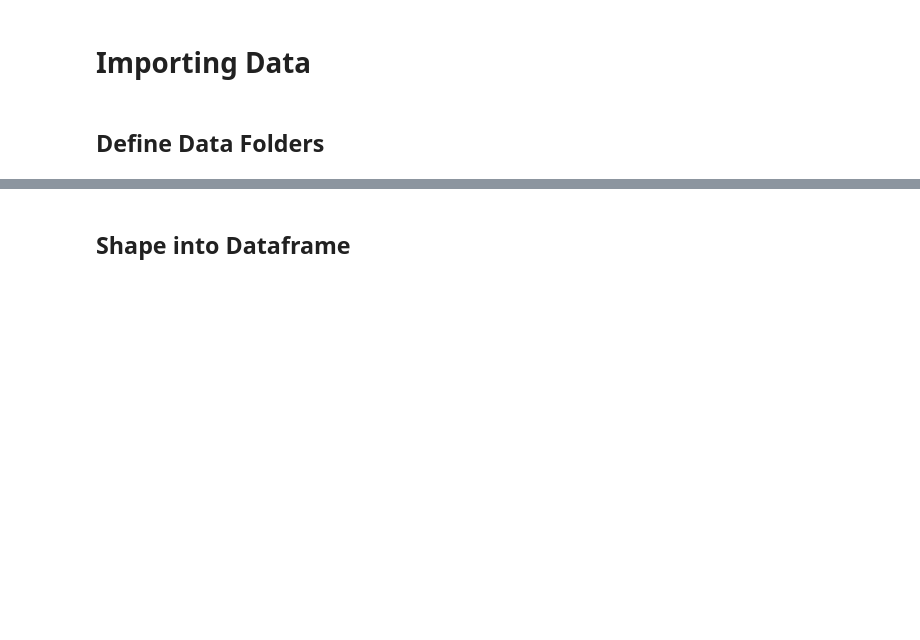
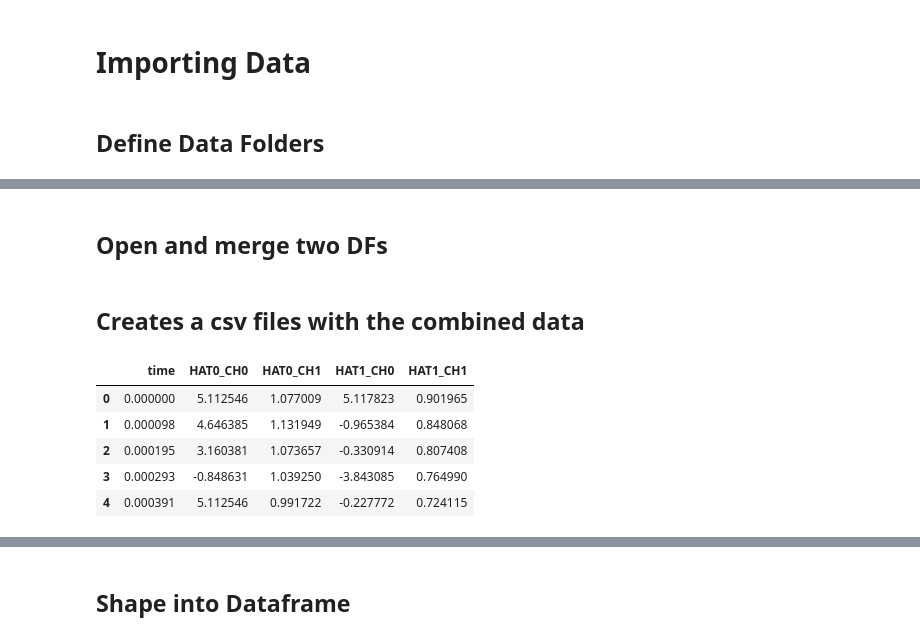
Before and after one commit to josmarcristello/Field-Test-Ferrier-2023, a Jupyter notebook: data processing/read_PI_data.ipynb, the cells around one changed output, grey strips where cells are left out. Saved outputs shown, nothing was run; the diff lists cells and outputs as text; code cells hidden in the pictures; blank space fills up the shorter version.

```diff
--- a/data processing/read_PI_data.ipynb
+++ b/data processing/read_PI_data.ipynb
@@ -29,0 +48,2 @@ time_values = data_frame['relative_time']
+# %% [markdown]
+## Open and merge two DFs
@@ -29,0 +83,2 @@ time_values = data_frame['relative_time']
+# %% [markdown]
+## Creates a csv files with the combined data
@@ -30,3 +88,12 @@ time_values = data_frame['relative_time']
+# %%
+data_frame.head()
+# %% [output]
+|  | time | HAT0_CH0 | HAT0_CH1 | HAT1_CH0 | HAT1_CH1 |
+| 0 | 0.000000 | 5.112546 | 1.077009 | 5.117823 | 0.901965 |
+| 1 | 0.000098 | 4.646385 | 1.131949 | -0.965384 | 0.848068 |
+| 2 | 0.000195 | 3.160381 | 1.073657 | -0.330914 | 0.807408 |
+| 3 | 0.000293 | -0.848631 | 1.039250 | -3.843085 | 0.764990 |
+| 4 | 0.000391 | 5.112546 | 0.991722 | -0.227772 | 0.724115 |
 # %%
 print(data_frame)
 # %% [output]
```
Also changed, not shown: parts of 20 cells of this notebook, 2 other files.
